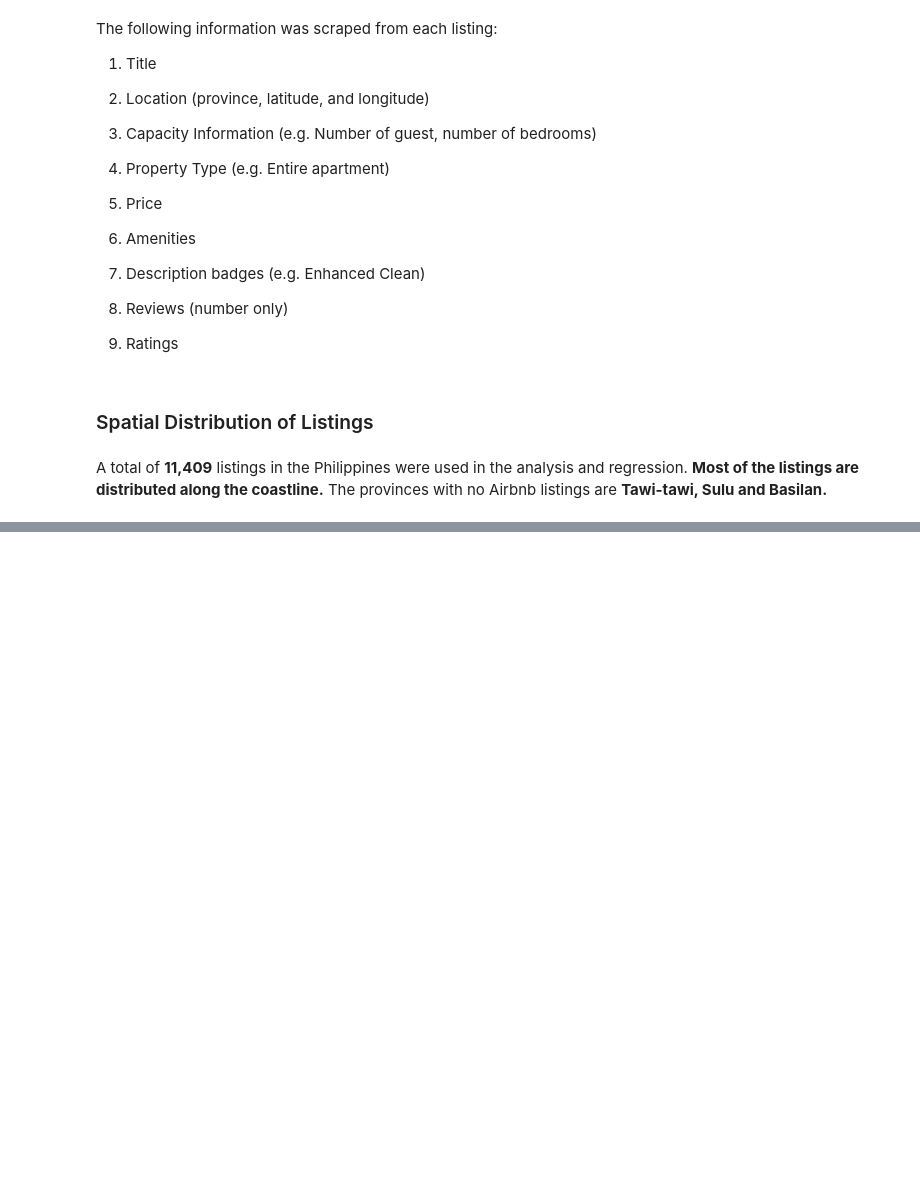
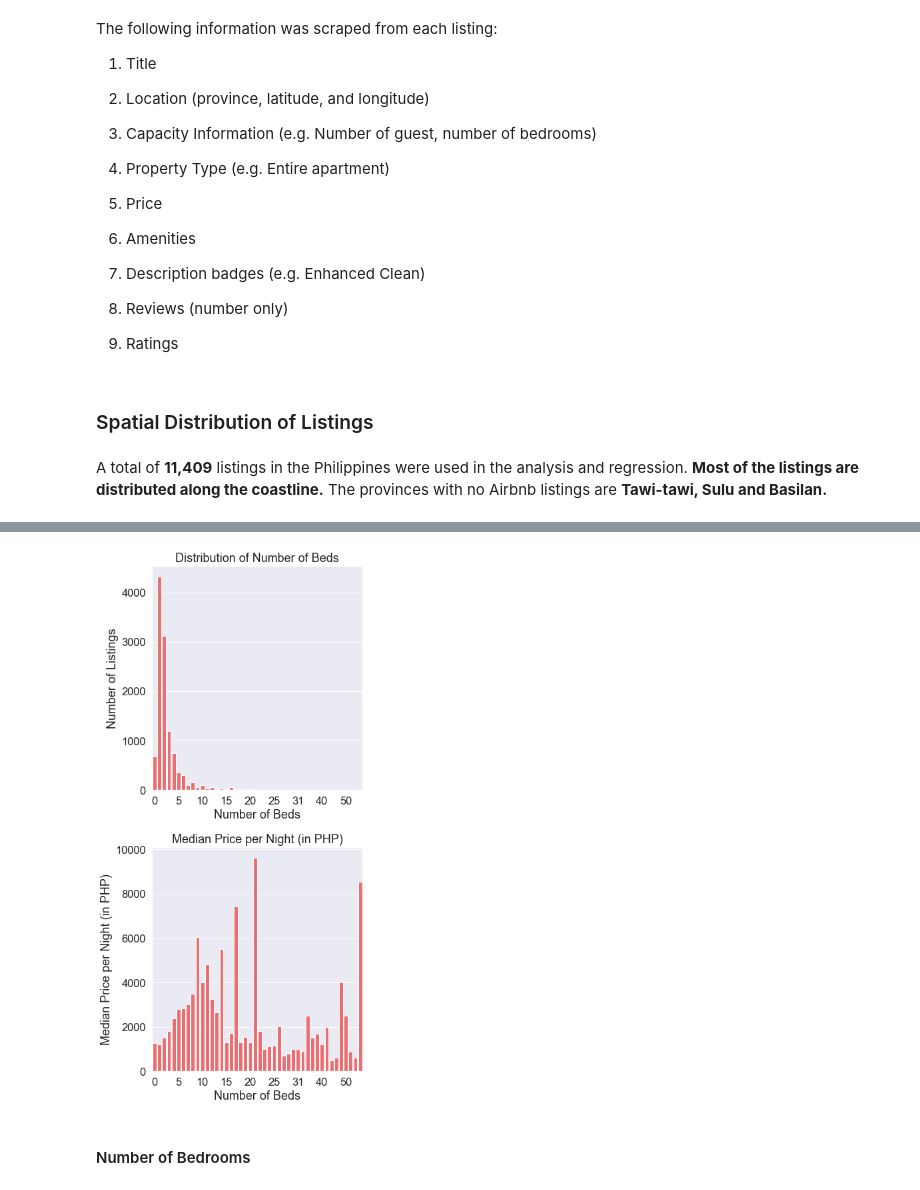
Before and after one commit to ZL63388/airbnb-prediction-ph, a Jupyter notebook: Technical Report.ipynb, the cells around one changed output, grey strips where cells are left out. Drawn from its saved outputs; the diff is of its cells as text; code cells hidden in the pictures; blank space fills up the shorter version.

```diff
--- a/Technical Report.ipynb
+++ b/Technical Report.ipynb
@@ -127,0 +265,3 @@ Text(0, 0.5, 'Frequency')
+# %%
+df1 = df.groupby('number_of_beds').agg({'price_per_night':'median','url':'count'}).reset_index()
+df1.head()
@@ -127,0 +275,46 @@ Text(0, 0.5, 'Frequency')
+# %%
+sns.set(font_scale = 1.5)
+fig, (ax1, ax2) = plt.subplots(2, 1, figsize=(6, 12))
+
+# plot a bar chart
+plot = sns.barplot(
+    y=df1['url'],
+    x=df1['number_of_beds'],
+    estimator=sum,
+    ci=None,
+    color='#ff5a5f',
+    ax=ax1);
+
+for ind, label in enumerate(plot.get_xticklabels()):
+    if ind % 5 == 0:  # every 10th label is kept
+        label.set_visible(True)
+    else:
+        label.set_visible(False)
+
+ax1.set_title('Distribution of Number of Beds')
+ax1.set_xlabel('Number of Beds')
+ax1.set_ylabel('Number of Listings')
+
+plot = sns.barplot(
+    y=df1['price_per_night'],
+    x=df1['number_of_beds'],
+    estimator=sum,
+    ci=None,
+    color='#ff5a5f',
+    ax=ax2);
+
+ax2.set_title('Median Price per Night (in PHP)')
+ax2.set_xlabel('Number of Beds')
+ax2.set_ylabel('Median Price per Night (in PHP)')
+
+for ind, label in enumerate(plot.get_xticklabels()):
+    if ind % 5 == 0:  # every 10th label is kept
+        label.set_visible(True)
+    else:
+        label.set_visible(False)
+
+fig.tight_layout()
+# %% [output]
+[figure, added]
+# %% [markdown]
+#### Number of Bedrooms
```
Also changed, not shown: parts of 98 cells of this notebook, 2 other files.
